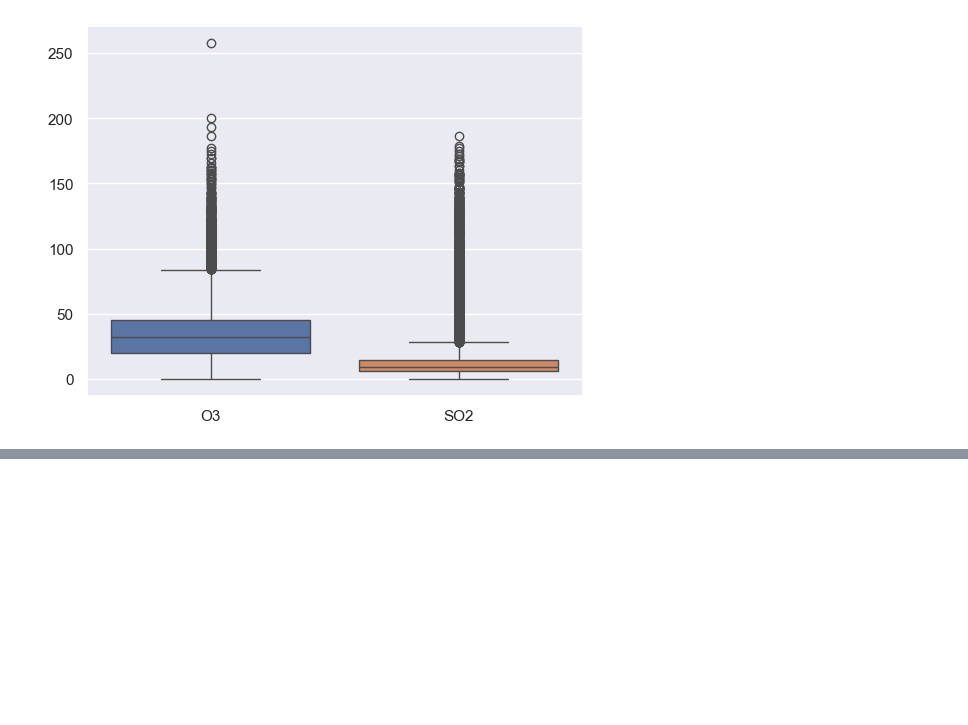
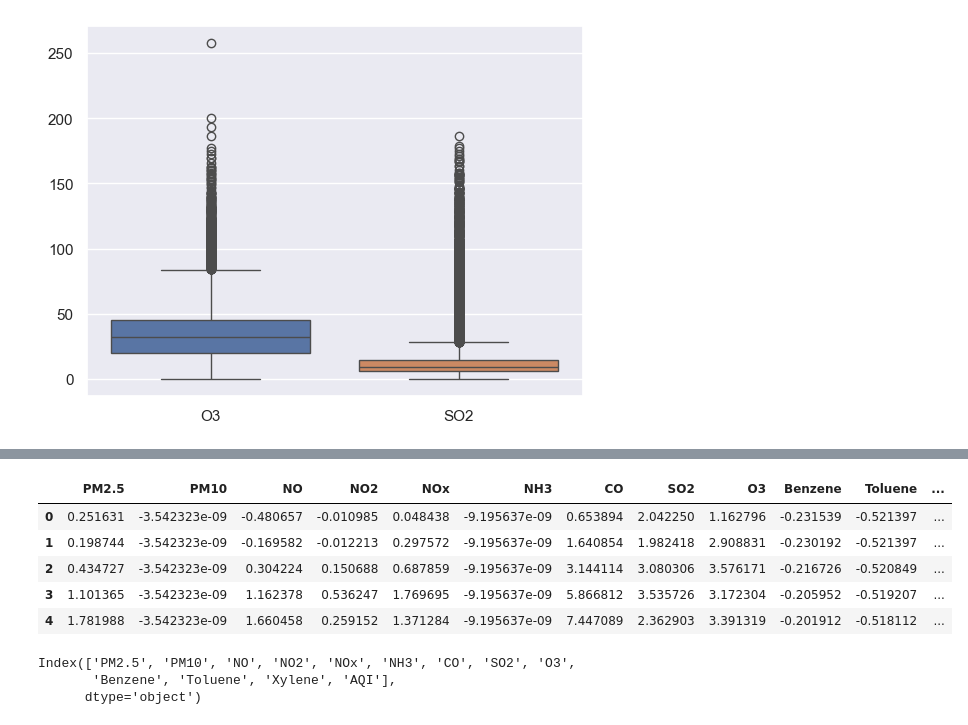
Before and after one commit to vicky777302/Air-Quality-index-Prediction-AICTE-Cycle-4, a Jupyter notebook: Air Quality index .ipynb, the cells around one changed output, grey strips where cells are left out. Drawn from its saved outputs; the diff is of its cells as text; code cells hidden in the pictures; blank space fills up the shorter version.

```diff
--- a/Air Quality index .ipynb
+++ b/Air Quality index .ipynb
@@ -442,0 +457,5 @@ ValueError: could not convert string to float: '2015-01-29'
+# %%
+# Scaling - Standard Scaler
+from sklearn.preprocessing import StandardScaler
+df1 = StandardScaler().fit_transform(df)
+df1
@@ -442,0 +476,10 @@ ValueError: could not convert string to float: '2015-01-29'
+# %%
+df = pd.DataFrame(df1, columns=df.columns)
+df.head()
+# %% [output]
+|  | PM2.5 | PM10 | NO | NO2 | NOx | NH3 | CO | SO2 | O3 | Benzene | Toluene | ... |
+| 0 | 0.251631 | -3.542323e-09 | -0.480657 | -0.010985 | 0.048438 | -9.195637e-09 | 0.653894 | 2.042250 | 1.162796 | -0.231539 | -0.521397 | ... |
+| 1 | 0.198744 | -3.542323e-09 | -0.169582 | -0.012213 | 0.297572 | -9.195637e-09 | 1.640854 | 1.982418 | 2.908831 | -0.230192 | -0.521397 | ... |
+| 2 | 0.434727 | -3.542323e-09 | 0.304224 | 0.150688 | 0.687859 | -9.195637e-09 | 3.144114 | 3.080306 | 3.576171 | -0.216726 | -0.520849 | ... |
+| 3 | 1.101365 | -3.542323e-09 | 1.162378 | 0.536247 | 1.769695 | -9.195637e-09 | 5.866812 | 3.535726 | 3.172304 | -0.205952 | -0.519207 | ... |
+| 4 | 1.781988 | -3.542323e-09 | 1.660458 | 0.259152 | 1.371284 | -9.195637e-09 | 7.447089 | 2.362903 | 3.391319 | -0.201912 | -0.518112 | ... |
@@ -442,0 +492,6 @@ ValueError: could not convert string to float: '2015-01-29'
+# %%
+df.columns
+# %% [output]
+Index(['PM2.5', 'PM10', 'NO', 'NO2', 'NOx', 'NH3', 'CO', 'SO2', 'O3',
+       'Benzene', 'Toluene', 'Xylene', 'AQI'],
+      dtype='object')
```
Also changed, not shown: parts of 24 cells of this notebook.
